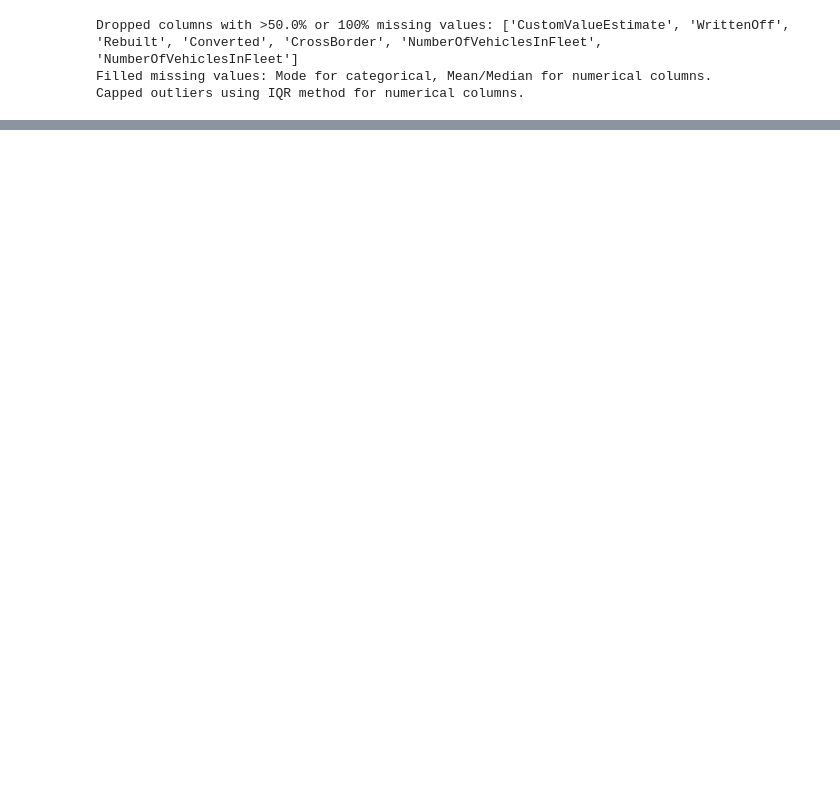
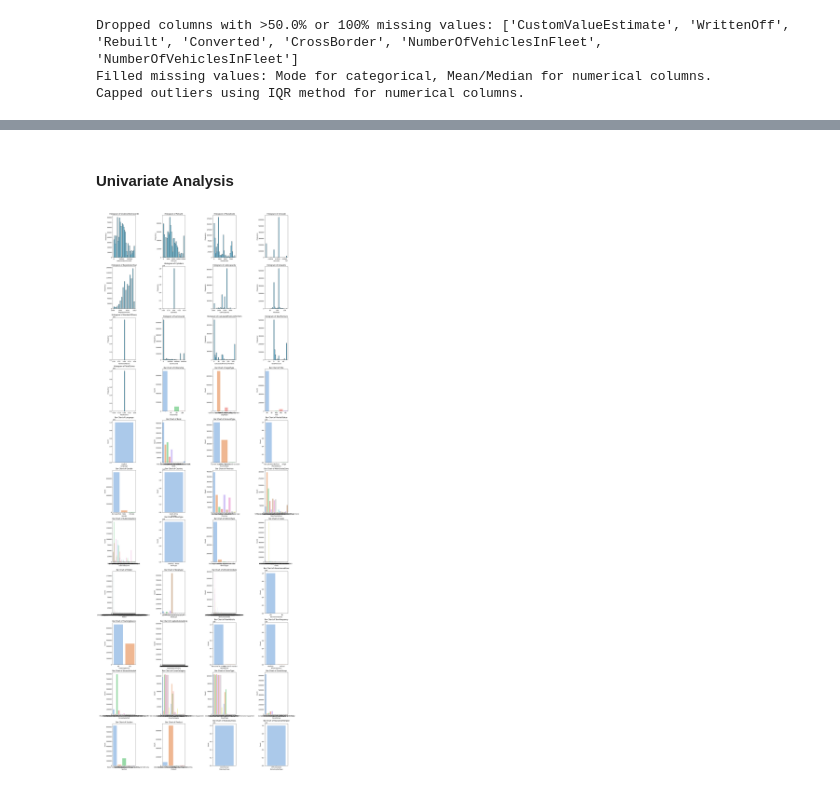
Before and after one commit to Ethel-Star/Week3.AIM3, a Jupyter notebook: notebooks/Task_1.EDA.ipynb, the cells around one changed output, grey strips where cells are left out. Cells and saved outputs as stored; diff of their text form; code cells hidden in the pictures; blank space fills up the shorter version.

```diff
--- a/notebooks/Task_1.EDA.ipynb
+++ b/notebooks/Task_1.EDA.ipynb
@@ -146 +157,7 @@ memory usage: 390.1+ MB
 None
+# %% [markdown]
+#### Univariate Analysis
+# %%
+univariate_analysis(df)
+# %% [output]
+[figure, added]
```
Also changed, not shown: parts of 20 cells of this notebook, 7 other files.
